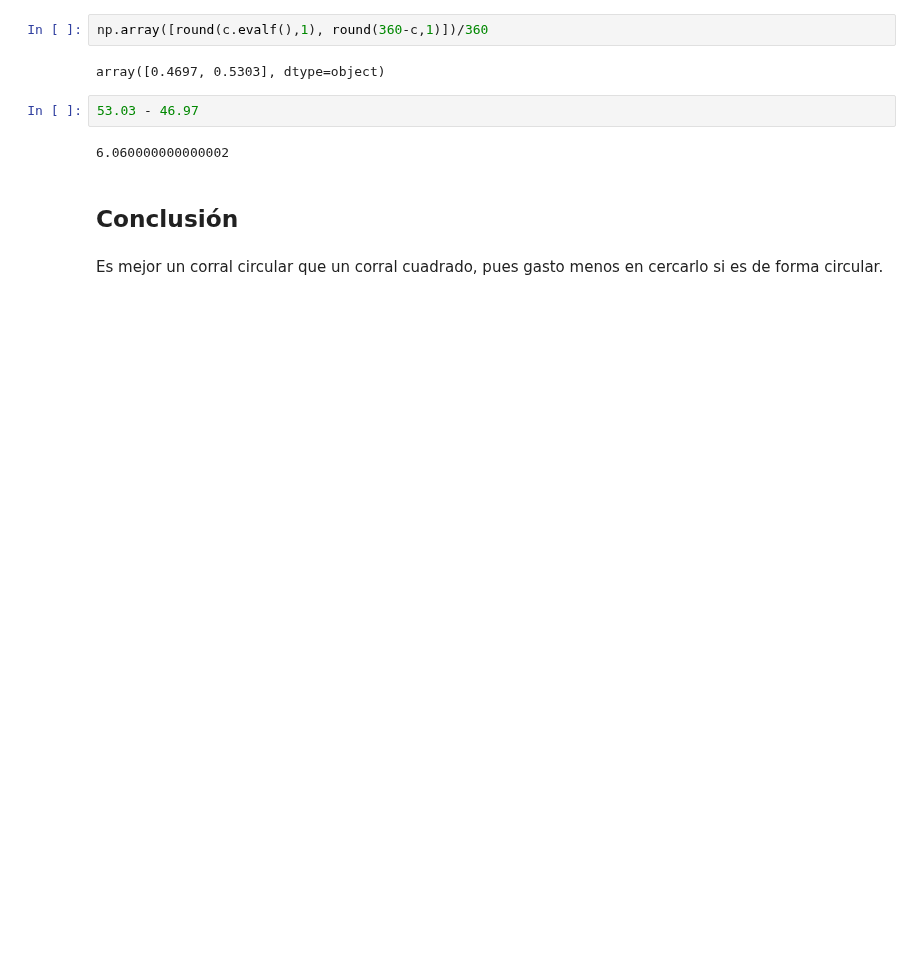
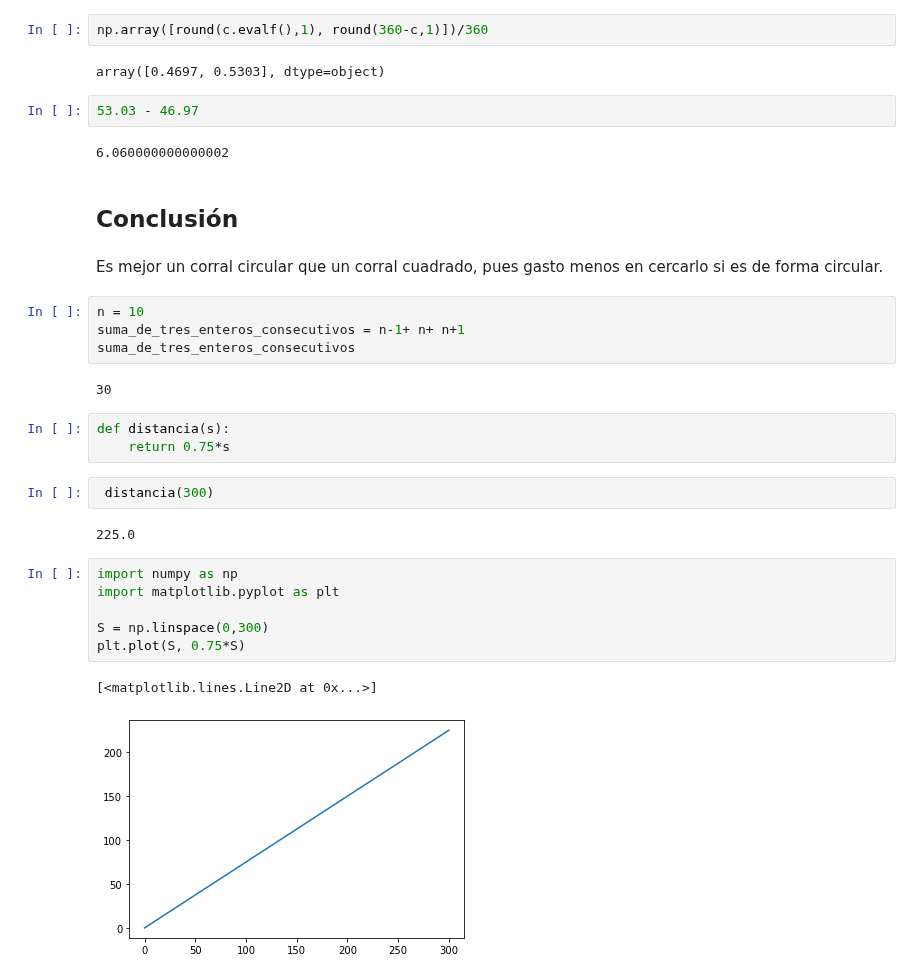
Before and after one commit to marco-canas/algebra_y_trigonometria, a Jupyter notebook: classes/isoarea_perimetro.ipynb, the cells around one changed output. Saved outputs shown, nothing was run; the diff lists cells and outputs as text; blank space fills up the shorter version.

```diff
--- a/classes/isoarea_perimetro.ipynb
+++ b/classes/isoarea_perimetro.ipynb
@@ -138,3 +138,25 @@ array([0.4697, 0.5303], dtype=object)
 ## Conclusión
 # %% [markdown]
 Es mejor un corral circular que un corral cuadrado, pues gasto menos en cercarlo si es de forma circular.
+# %%
+n = 10
+suma_de_tres_enteros_consecutivos = n-1+ n+ n+1
+suma_de_tres_enteros_consecutivos
+# %% [output]
+30
+# %%
+def distancia(s):
+    return 0.75*s
+# %%
+ distancia(300)
+# %% [output]
+225.0
+# %%
+import numpy as np
+import matplotlib.pyplot as plt
+
+S = np.linspace(0,300)
+plt.plot(S, 0.75*S)
+# %% [output]
+[<matplotlib.lines.Line2D at 0x...>]
+[figure, added]
```
Also changed, not shown: parts of 2 cells of this notebook, 1 other file.
